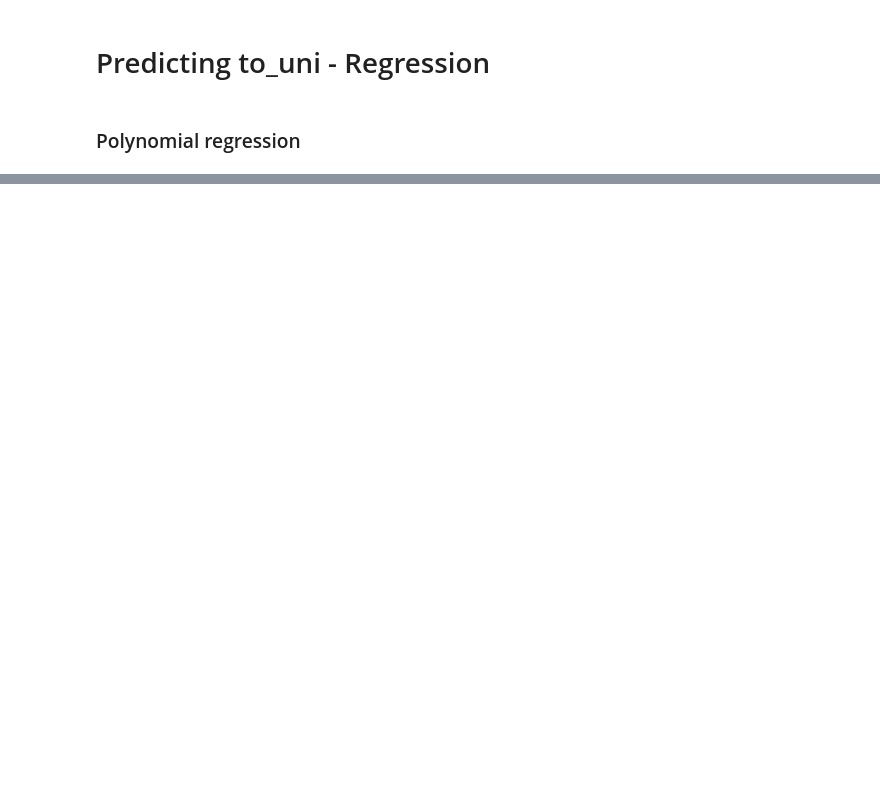
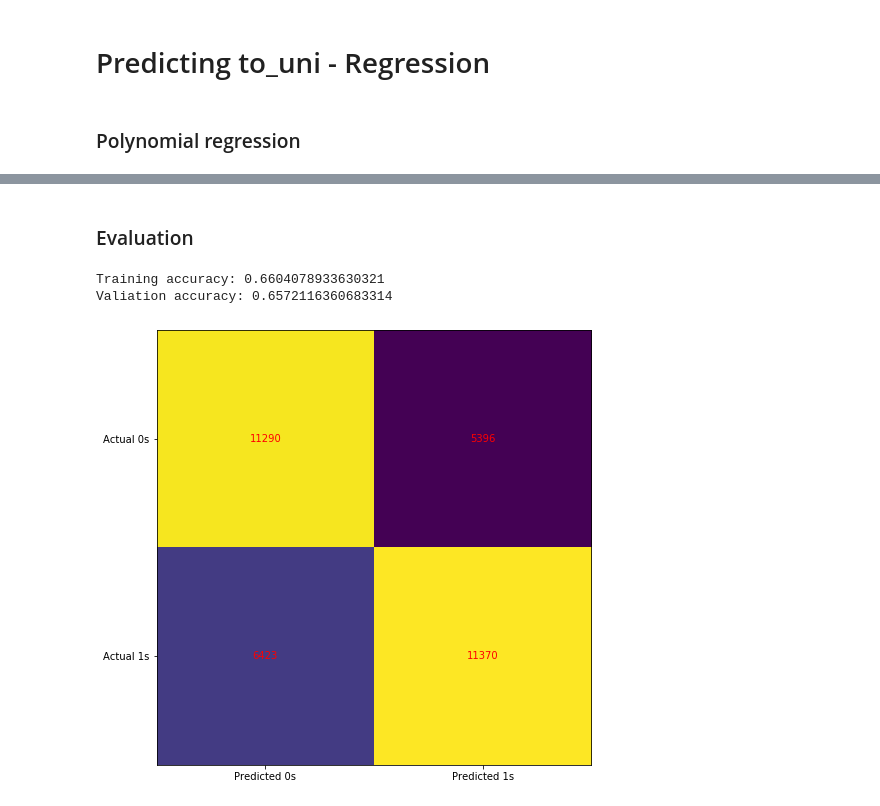
Before and after one commit to janiksudo/PDS_Project, a Jupyter notebook: notebooks/#8_predict_trip_direction.ipynb, the cells around one changed output, grey strips where cells are left out. Saved outputs shown, nothing was run; the diff lists cells and outputs as text; code cells hidden in the pictures; blank space fills up the shorter version.

```diff
--- a/notebooks/#8_predict_trip_direction.ipynb
+++ b/notebooks/#8_predict_trip_direction.ipynb
@@ -287,0 +408,20 @@ Best degree 2 with RMSE of validation set 0.46936178547830015
+# %%
+parameters = {'max_depth':[2, 3, 4, 5, 7],
+              'n_estimators':[1, 10, 25, 50, 100, 256, 512],
+              'random_state':[42]}
+
+def perform_grid_search(X_data, y_data):
+    rf = RandomForestClassifier(criterion='entropy', class_weight='balanced_subsample')
+
+    clf = GridSearchCV(rf, parameters, cv=4, scoring='accuracy', n_jobs=3)
+
+    clf.fit(X_data, y_data)
+
+    print(clf.cv_results_['mean_test_score'])
+
+    return clf.best_params_['n_estimators'], clf.best_params_['max_depth']
+# %%
+# extract parameters
+n_estimator, depth = perform_grid_search(X_val, y_val)
+c_random_state = 42
+print(n_estimator, depth, c_random_state)
@@ -287,0 +436,3 @@ Best degree 2 with RMSE of validation set 0.46936178547830015
+# %%
+rf = RandomForestClassifier(criterion='entropy', class_weight='balanced_subsample', n_estimators=n_estimator, max_depth=depth)
+rf.fit(X_train, y_train)
@@ -287,0 +448,23 @@ Best degree 2 with RMSE of validation set 0.46936178547830015
+# %% [markdown]
+### Evaluation
+# %%
+print('Training accuracy: ' + str(rf.score(X_train, y_train)))
+print('Valiation accuracy: ' + str(rf.score(X_val, y_val)))
+# %% [output]
+Training accuracy: 0.6604078933630321
+Valiation accuracy: 0.6572116360683314
+# %%
+cm = confusion_matrix(y_val, rf.predict(X_val))
+
+fig, ax = plt.subplots(figsize=(8, 8))
+ax.imshow(cm)
+ax.grid(False)
+ax.xaxis.set(ticks=(0, 1), ticklabels=('Predicted 0s', 'Predicted 1s'))
+ax.yaxis.set(ticks=(0, 1), ticklabels=('Actual 0s', 'Actual 1s'))
+ax.set_ylim(1.5, -0.5)
+for i in range(2):
+    for j in range(2):
+        ax.text(j, i, cm[i, j], ha='center', va='center', color='red')
+plt.show()
+# %% [output]
+[figure, added]
```
Also changed, not shown: parts of 68 cells of this notebook.
